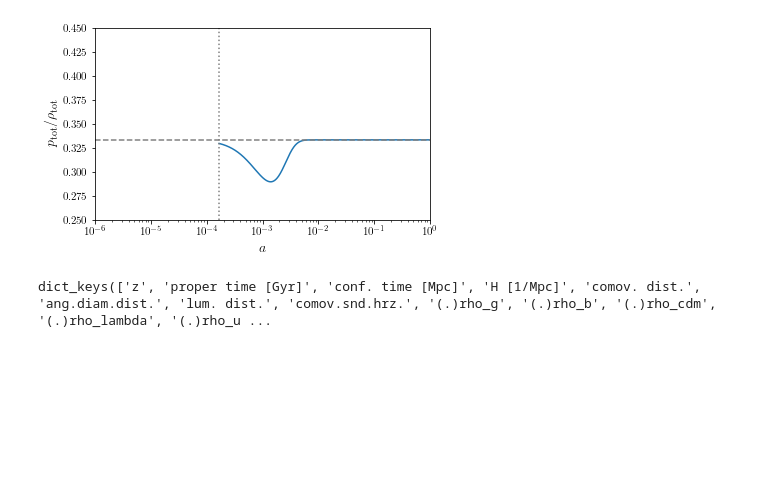
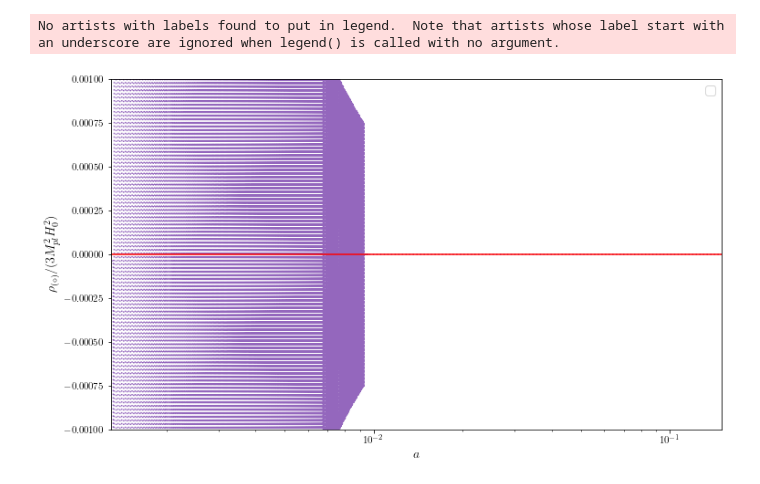
Before and after one commit to NEDE-Cosmo/TriggerCLASS, a Jupyter notebook: notebooks/NEDE.ipynb, the cells around one changed output. Drawn from its saved outputs; the diff is of its cells as text; code cells hidden in the pictures; blank space fills up the shorter version.

```diff
--- a/notebooks/NEDE.ipynb
+++ b/notebooks/NEDE.ipynb
@@ -300,41 +285,39 @@ NameError: name 'EDE_bg' is not defined
-# %%
-#w[a_] = Hfunc'[1/a - 1]/Hfunc[1/a - 1] (1/a) 2/3 - 1
-
-def Hfun(a):
-    return np.interp(a,a_EDE,H_EDE)
-
-def HfunPrime(a):
-    return np.interp(a,a_EDE[:-1],np.diff(H_EDE)/np.diff(a_EDE))
-
-eos=-2./3.*HfunPrime(a_EDE)*a_EDE/H_EDE-1
-
-eos2=EDE_bg['(.)w_NEDE']
-
-ax1 = plt.subplot(311)
-plt.rcParams['figure.figsize'] = [6, 12]
-plt.semilogx(a_EDE[:decay_pos-5], eos2[:decay_pos-5],c=color_sequence[0])
-plt.semilogx(a_EDE[decay_pos+5:], eos2[decay_pos+5:],c=color_sequence[0])
-plt.axvline(x=EDE_a_decay,ls=':',c='gray')
-plt.axhline(1./3,ls='--',c='gray')
-plt.axhline(0,ls='-',c='gray')
-plt.xlim((0.000001,1))
-plt.ylim((1./4.,.45))
-
-plt.xlabel(r'$a$',fontsize=fs)
-plt.ylabel(r'$p_{\rm tot} / \rho_{\rm tot}$', fontsize=fs)
-plt.setp(ax1.get_xticklabels(), fontsize=11)
-plt.setp(ax1.get_yticklabels(), fontsize=11)
-
-plt.savefig('eos_bg.pdf',bbox_inches='tight')
-
-plt.show()
-plt.close()
-# %% [output]
-[figure, removed]
-# %%
-NEDE_bg.keys()
-# %% [output]
-dict_keys(['z', 'proper time [Gyr]', 'conf. time [Mpc]', 'H [1/Mpc]', 'comov. dist.', 'ang.diam.dist.', 'lum. dist.', 'comov.snd.hrz.', '(.)rho_g', '(.)rho_b', '(.)rho_cdm', '(.)rho_lambda', '(.)rho_u ...
+# %%
+fs=14
+rho_rad=np.zeros(a_NEDE.size)
+rho_EDE=NEDE_bg['(.)rho_NEDE']
+
+
+
+decay_pos=np.argmin(np.abs(NEDE_a_decay-a_NEDE))
+#rho_rad[decay_pos:]=rho_EDE[decay_pos:]
+rho_rad=rho_rad+NEDE_bg['(.)rho_g']+NEDE_bg['(.)rho_ur']
+diff_trigger=(-np.interp(a_NEDE2,a_NEDE,NEDE_bg['(.)rho_trigger'])+NEDE2_bg['(.)rho_trigger'])
+rho_fld=np.interp(a_NEDE2,a_NEDE,NEDE_bg['(.)rho_trigger'])
+
+
+plt.rcParams['figure.figsize'] = [12, 24]
+ax1 = plt.subplot(311)
+
+plt.semilogx(a_NEDE2, diff_trigger/rho_fld,ls=':',c=color_sequence[4])
+
+#plt.loglog(a_EDE2, EDE2_bg['(.)rho_lambda']/H0_EDE2**2,ls=':',c=color_sequence[2])
+plt.axvline(x=NEDE_a_decay,ls=':',c='gray')
+plt.axhline(y=0., color='r', linestyle='-')
+plt.xlim((0.0013,0.15))
+
+plt.ylim((-0.001,0.001))
+
+plt.xlabel(r'$a$',fontsize=fs)
+ax1.set_ylabel(r'$\rho_{(\circ)} / (3M_{pl}^2 H_0^2)$', fontsize=fs)
+plt.legend(fontsize=14)
+plt.setp(ax1.get_xticklabels(), fontsize=11)
+plt.setp(ax1.get_yticklabels(), fontsize=11)
+plt.show()
+plt.close('all')
+# %% [output]
+No artists with labels found to put in legend.  Note that artists whose label start with an underscore are ignored when legend() is called with no argument.
+[figure, added]
 # %%
 NEDE_sarray = NEDE_pert['scalar']
 NEDE2_sarray = NEDE_pert2['scalar']
```
Also changed, not shown: parts of 8 cells of this notebook, 5 other files.
